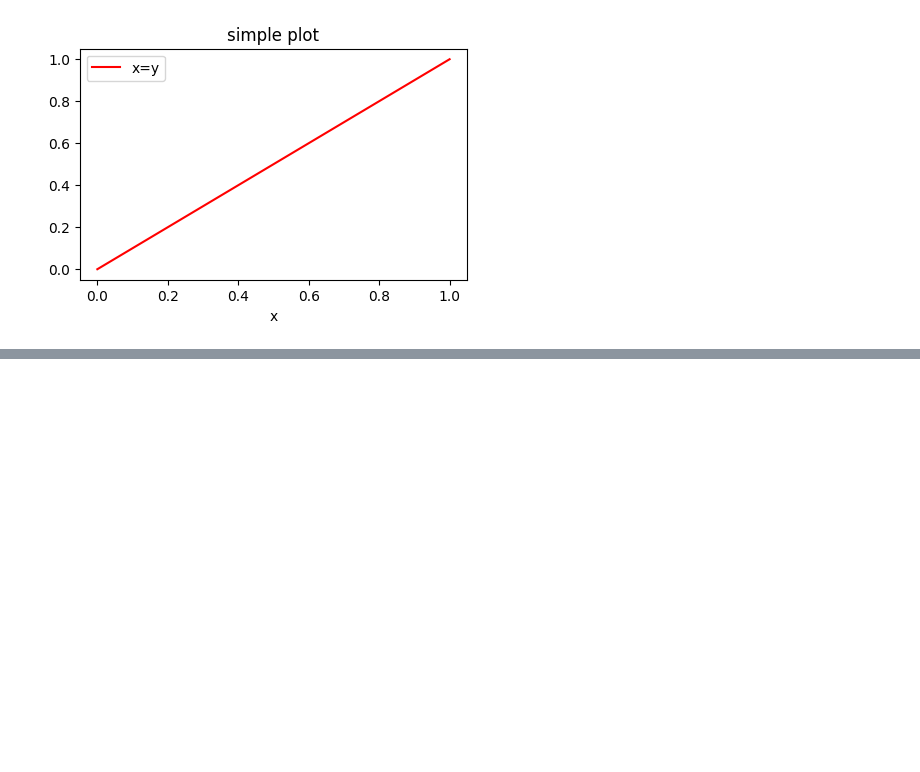
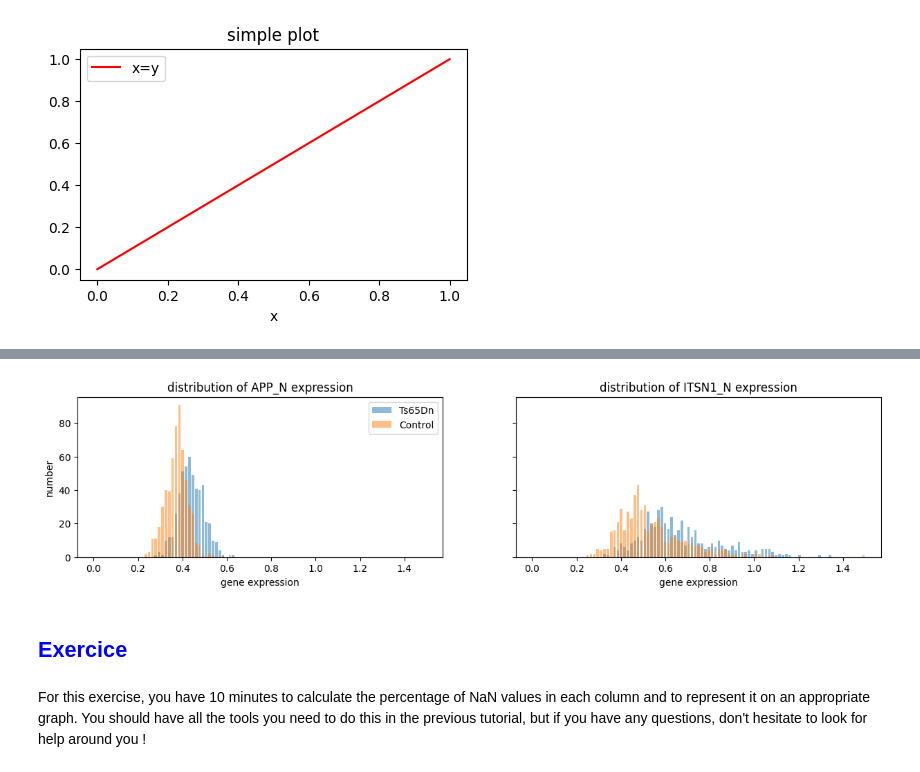
Before and after one commit to Cypriendtr/Brainhack_Marseille_2024_Hands_on_python_tutorial, a Jupyter notebook: Alexandre/3_pandas_and_matplotlib.ipynb, the cells around one changed output, grey strips where cells are left out. Saved outputs shown, nothing was run; the diff lists cells and outputs as text; code cells hidden in the pictures; blank space fills up the shorter version.

```diff
--- a/Alexandre/3_pandas_and_matplotlib.ipynb
+++ b/Alexandre/3_pandas_and_matplotlib.ipynb
@@ -473,0 +587,43 @@ plt.show() # Display the figure
+# %%
+fig, ax = plt.subplots(
+    nrows=1,
+    ncols=2,
+    figsize=(15,3),
+    sharex=True,
+    sharey=True
+)
+
+bins = np.linspace(0, 1.5, 100)
+
+for genotype in df["Genotype"].unique():
+
+    ax[0].hist(
+        x=df.loc[df["Genotype"] == genotype,"APP_N"],
+        label=genotype,
+        alpha=0.5,
+        rwidth=bins[-1]/2,
+        bins=bins
+    )
+
+    ax[1].hist(
+        x=df.loc[df["Genotype"] == genotype,"ITSN1_N"],
+        alpha=0.5,
+        rwidth=bins[-1]/2,
+        bins=bins
+    )
+
+ax[0].set_title("distribution of APP_N expression")
+ax[1].set_title("distribution of ITSN1_N expression")
+
+ax[0].set_ylabel("number")
+ax[0].set_xlabel("gene expression")
+ax[1].set_xlabel("gene expression")
+ax[0].legend()
+
+plt.show()
+# %% [output]
+[figure, added]
+# %% [markdown]
+## <span style="color:blue"> Exercice </span>
+# %% [markdown]
+For this exercise, you have 10 minutes to calculate the percentage of NaN values in each column and to represent it on an appropriate graph. You should have all the tools you need to do this in the previous tutorial, but if you have any questions, don't hesitate to look for help around you !
```
Also changed, not shown: parts of 8 cells of this notebook, 2 other files.
